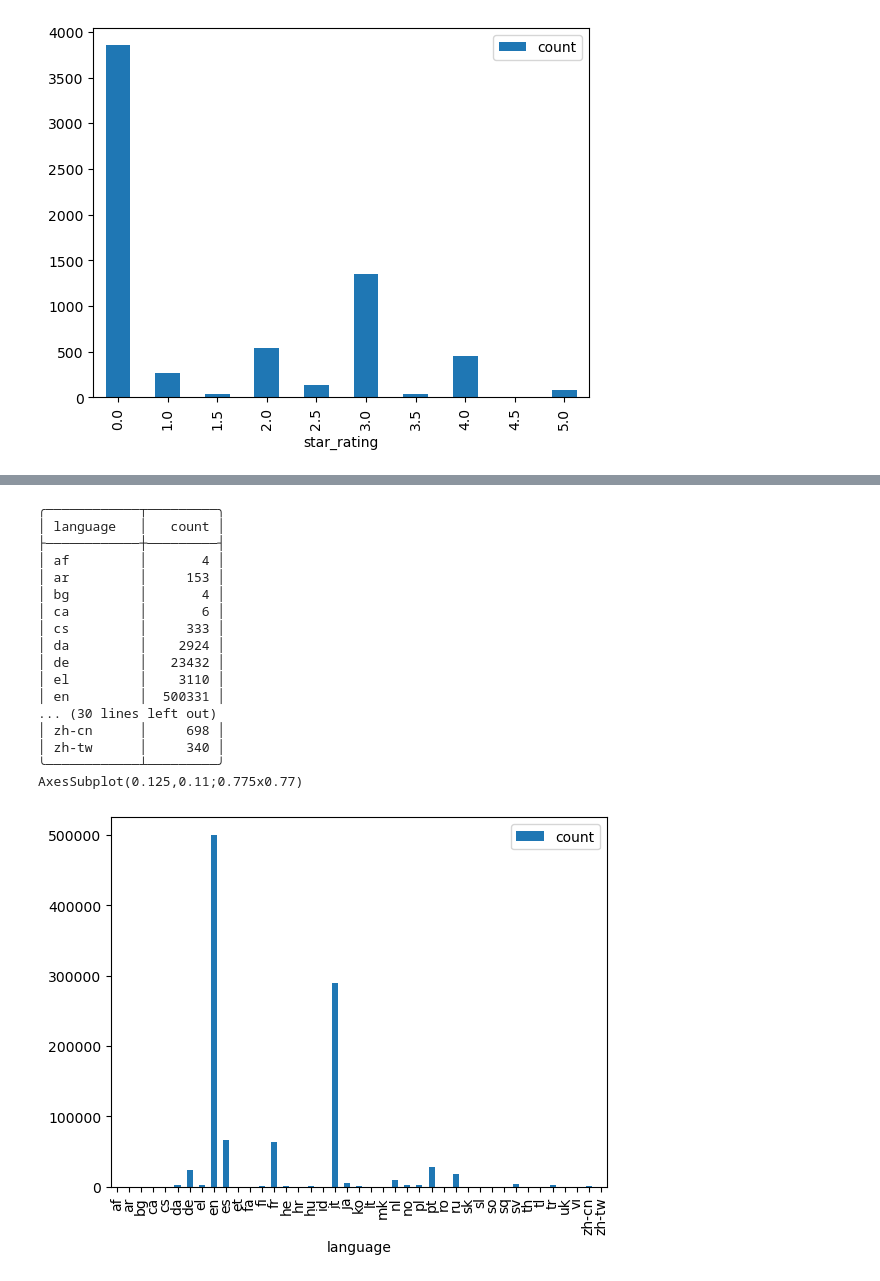
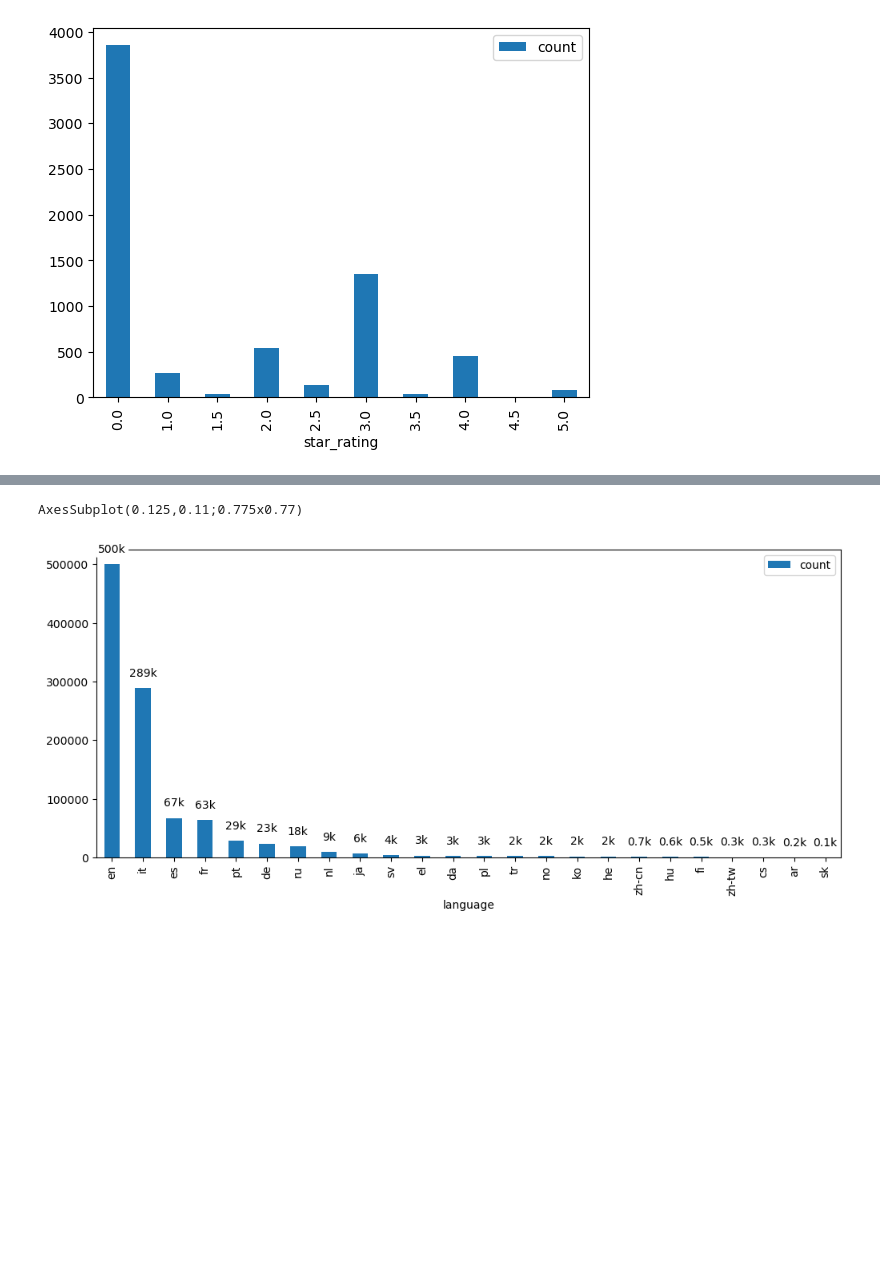
Before and after one commit to rbtroselli/hotel-city-classifier, a Jupyter notebook: analysis_eda.ipynb, the cells around one changed output, grey strips where cells are left out. Saved outputs shown, nothing was run; the diff lists cells and outputs as text; code cells hidden in the pictures; blank space fills up the shorter version.

```diff
--- a/analysis_eda.ipynb
+++ b/analysis_eda.ipynb
@@ -156,28 +157,22 @@ AxesSubplot(0.125,0.11;0.775x0.77)
-# %%
-query = 'select language, count(*) as count from review group by language order by language'
-df = df = get_df(query)
-
-plot = df.to_markdown(tablefmt='rounded_outline', index=False)
-table = df.plot.bar(x='language', y='count')
-
-print(plot)
-print(table)
-# %% [output]
-╭────────────┬─────────╮
-│ language   │   count │
-├────────────┼─────────┤
-│ af         │       4 │
-│ ar         │     153 │
-│ bg         │       4 │
-│ ca         │       6 │
-│ cs         │     333 │
-│ da         │    2924 │
-│ de         │   23432 │
-│ el         │    3110 │
-│ en         │  500331 │
-... (30 lines left out)
-│ zh-cn      │     698 │
-│ zh-tw      │     340 │
-╰────────────┴─────────╯
-AxesSubplot(0.125,0.11;0.775x0.77)
-[figure, removed]
+# %%
+query = 'select language, count(*) as count from review group by language having count(*)>100 order by count desc'
+df = df = get_df(query)
+
+table = df.to_markdown(tablefmt='rounded_outline', index=False)
+plot = df.plot.bar(x='language', y='count', figsize=(12, 5))
+
+# add number over columns
+for index, value in enumerate(df['count']):
+    if value < 1000:
+        count_text = '{:.1f}k'.format(value / 1000)  # Format count in 'k' with one decimal place
+    else:
+        count_text = '{:.0f}k'.format(value / 1000)  # Format count in 'k' without decimal places
+    # plot.text(x=index, y=value+8000, s=count_text, ha='center')
+    plot.text(x=index, y=value+20000, s=count_text, ha='center', color='black', fontsize=10, bbox=dict(facecolor='white', edgecolor='white', boxstyle='round,pad=0.2'))
+
+
+print(plot)
+# print(table)
+# %% [output]
+AxesSubplot(0.125,0.11;0.775x0.77)
+[figure, added]
```
Also changed, not shown: parts of 11 cells of this notebook.
